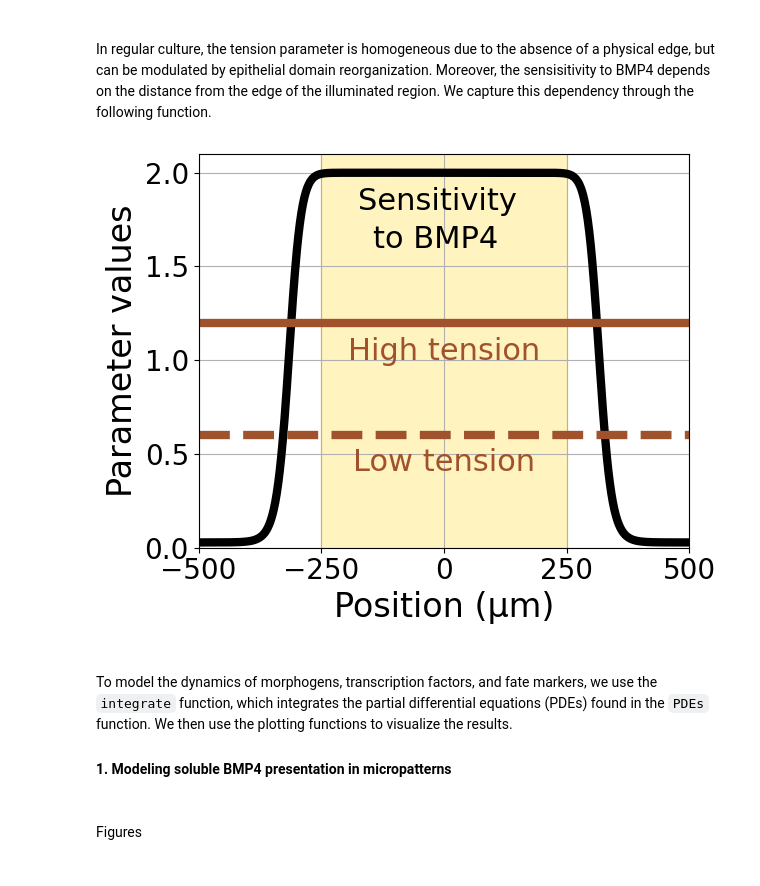
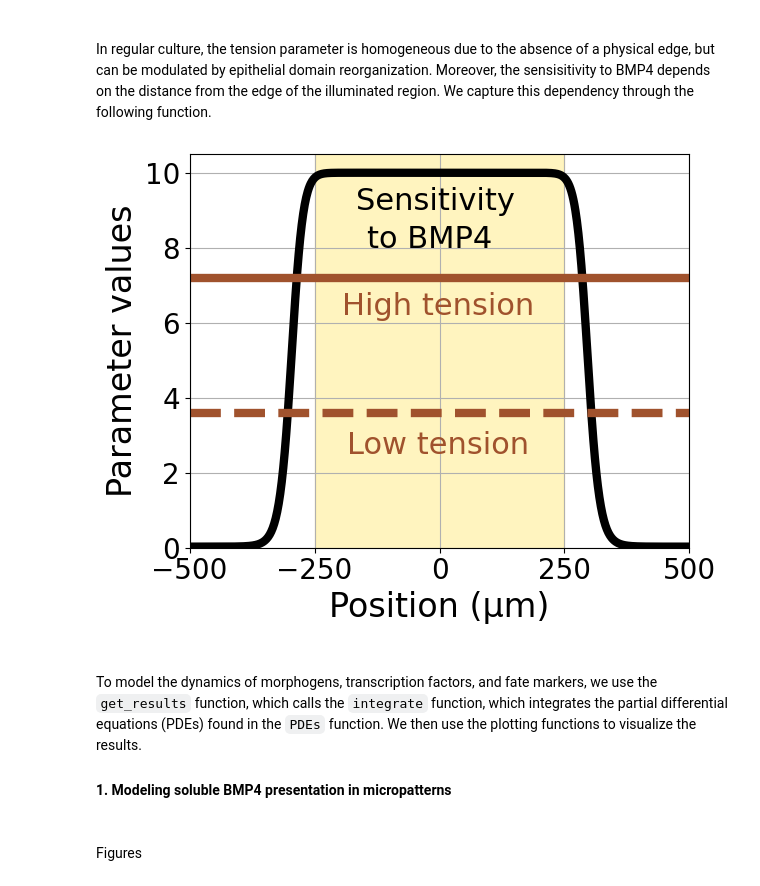
Before and after one commit to laurentjutrasdube/Optogenetic-Programmable_Human_Embryo_Models, a Jupyter notebook: OptoBMP4_model_simulations.ipynb, the cells around one changed output. Cells and saved outputs as stored; diff of their text form; code cells hidden in the pictures.

```diff
--- a/OptoBMP4_model_simulations.ipynb
+++ b/OptoBMP4_model_simulations.ipynb
@@ -34,11 +34,11 @@ param = {
     "a"        : 1.,
 
     # Wnt
-    "p1_WNT3" : 0.6,
-    "p2_WNT3" : 0.06,
+    "p1_WNT3" : 0.1,
+    "p2_WNT3" : 0.01,
     "D_WNT3"  : 4.,
     "l_WNT3"  : 0.005,
-    "T_WNT3"  : 0.6,
+    "T_WNT3"  : 3.6,
 
     # Nodal
     "p_NODAL" : 0.13,
@@ -81,7 +81,7 @@ param = {
     "K3_BRA" : 0.5,
 
     # Array size, time points, and radius
-    "times"     : np.linspace(0., 5e3, 500),
+    "times"     : np.linspace(0.1, 5e3, 500),
     "x_total"   : 250.,
     "x_arr_len" : 300,
 
@@ -123,42 +121,41 @@ fig.savefig('Figures/FIG4B_micropattern_edge_parameter_values.pdf', dpi=300)
 
 In regular culture, the tension parameter is homogeneous due to the absence of a physical edge, but can be modulated by epithelial domain reorganization. Moreover, the sensisitivity to BMP4 depends on the distance from the edge of the illuminated region. We capture this dependency through the following function.
 # %%
-x_total, x_light = 500., 250.
-x = np.linspace(-x_total, x_total, 1000)
-r = x-x_total+205.
-r[r<0.] = 0.
-K_mp = param["K_pSMAD1"]*(np.abs(x)**25./((x_light*1.5)**25.+np.abs(x)**25.))+0.5
+# Compute the edge-dependent parameters
+param["micro"], param["x_total"], param["x_light"] = False, 500., 250.
+x = np.linspace(-param["x_total"], param["x_total"], 1000)
+K_RCL, T_RCL = fct.compute_edge_parameters(x, param)
 
-
+# Generate the figure
 fig, ax = plt.subplots(figsize=[6.4, 5.])
 
 # Edge-dependent BMP4 parameter (pSMAD1 sensitivity to BMP4 induction)
-ax.plot(x, 1./K_mp, c='k', lw=6, label='Sensitivity to BMP4')
-ax.plot([-x_total, x_total], [1.2, 1.2], c='sienna', lw=6, label='Tension parameter,\nhigh tension')
-ax.plot([-x_total, x_total], [0.6, 0.6], c='sienna', ls='--', lw=6, label='Low tension')
+ax.plot(x, 1./K_RCL, c='k', lw=6, label='Sensitivity to BMP4')
+ax.plot([-param["x_total"], param["x_total"]], [7.2, 7.2], c='sienna', lw=6, label='Tension parameter,\nhigh tension')
+ax.plot([-param["x_total"], param["x_total"]], [3.6, 3.6], c='sienna', ls='--', lw=6, label='Low tension')
 ax.set_xlabel('Position (µm)', fontsize=24)
 ax.set_ylabel('Parameter values', fontsize=24)
-ax.set_xlim(-x_total, x_total)
-ax.set_ylim(0., 2.1)
+ax.set_xlim(-param["x_total"], param["x_total"])
+ax.set_ylim(0., 10.5)
 ax.set_xticks([-500., -250., 0., 250., 500.])
 ax.tick_params(labelsize=20)
 ax.grid()
 # ax.legend(fontsize=18)
 
-ax.fill_between([-x_light,x_light], [-1.,-1.], [65.,65.], color='gold', alpha=0.25)
-ax.text(-175., 1.8, 'Sensitivity', c='k', fontsize=22)
-ax.text(-145., 1.6, 'to BMP4', c='k', fontsize=22)
-ax.text(-195., 1., 'High tension', c='sienna', fontsize=22)
-ax.text(-185., 0.41, 'Low tension', c='sienna', fontsize=22)
+ax.fill_between([-param["x_light"], param["x_light"]], [-1.,-1.], [65.,65.], color='gold', alpha=0.25)
+ax.text(-167., 9., 'Sensitivity', c='k', fontsize=22)
+ax.text(-145., 8., 'to BMP4', c='k', fontsize=22)
+ax.text(-195., 6.2, 'High tension', c='sienna', fontsize=22)
+ax.text(-185., 2.5, 'Low tension', c='sienna', fontsize=22)
 
 fig.tight_layout()
 fig.savefig('Figures/FIG4C_regular_culture_parameter_values.pdf', dpi=300)
 # %% [output]
-[figure, old version]
+[figure, new version]
 # %% [markdown]
 <br>
 
-To model the dynamics of morphogens, transcription factors, and fate markers, we use the `integrate` function, which integrates the partial differential equations (PDEs) found in the `PDEs` function. We then use the plotting functions to visualize the results.
+To model the dynamics of morphogens, transcription factors, and fate markers, we use the `get_results` function, which calls the `integrate` function, which integrates the partial differential equations (PDEs) found in the `PDEs` function. We then use the plotting functions to visualize the results.
 
 <!-- In regular cultures, there is obviously no micropattern edge to speak of, and thus the boundary conditions for diffusing particles are different than with micropatterned substrates. We use reflective boundary conditions at the borders (walls) of the regular cultures, while we set the concentration of diffusing particles to 0 at the edge of the micropatterns, since there, diffusing particles get diluted (lost) in the media. Also note that when modelling BMP4 and Nodal dynamics within micropatterns, the spatial coordinate represents the distance from the center $r$, and thus the diffusion term has an extra term compared to the diffusion term for regular cell cultures.  -->
 
```
Also changed, not shown: parts of 17 cells of this notebook, 1 other file.
